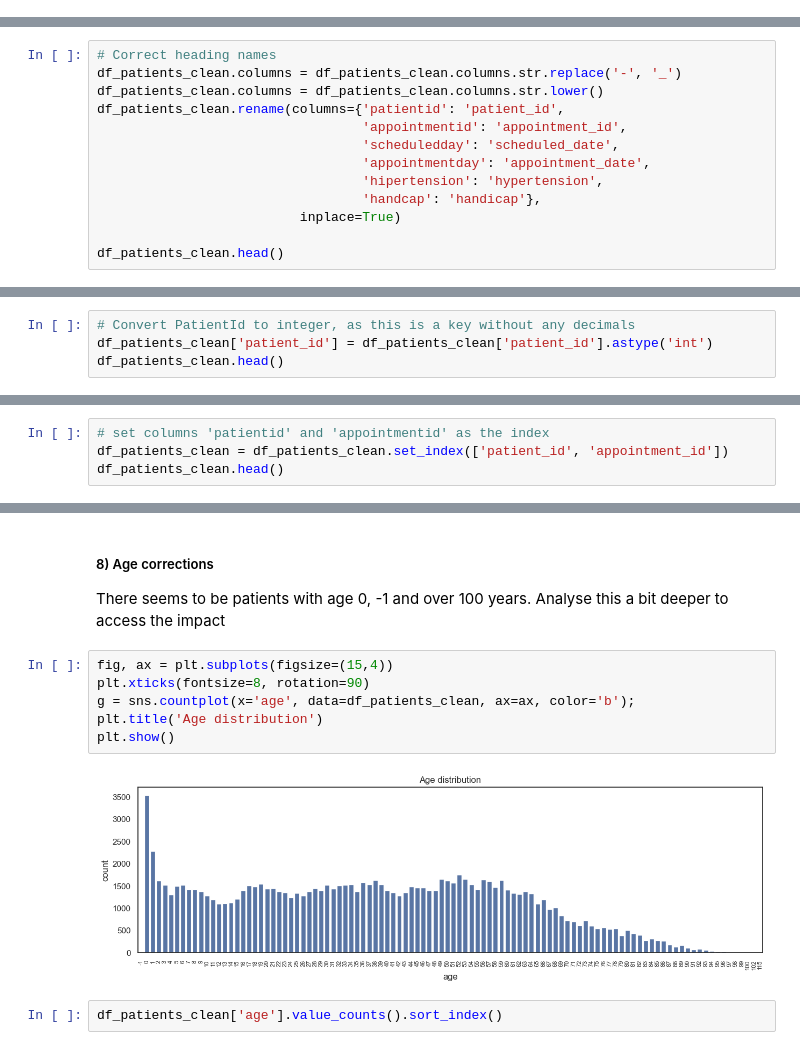
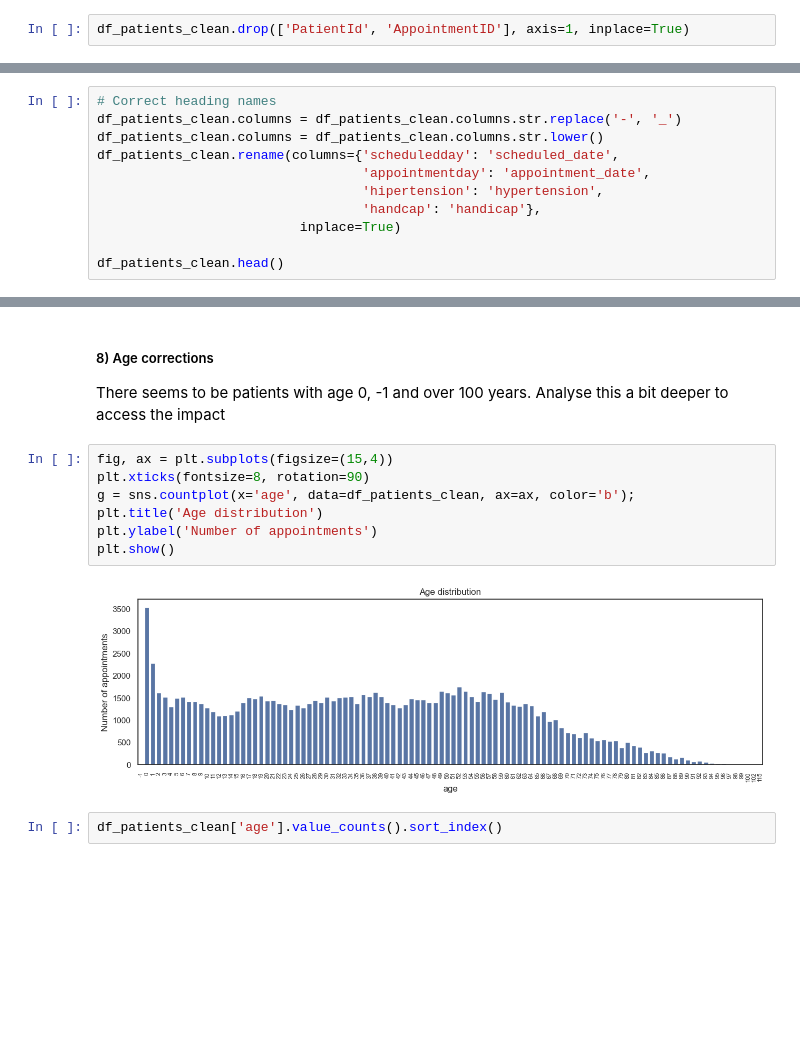
Before and after one commit to JuanitaSmith/medical_noshows, a Jupyter notebook: notebooks/medical_noshows.ipynb, the cells around one changed output, grey strips where cells are left out. Cells and saved outputs as stored; diff of their text form; blank space fills up the shorter version.

```diff
--- a/notebooks/medical_noshows.ipynb
+++ b/notebooks/medical_noshows.ipynb
@@ -182 +252,3 @@ df_patients_clean = df_patients.copy()
+# %%
+df_patients_clean.drop(['PatientId', 'AppointmentID'], axis=1, inplace=True)
 # %% [markdown]
@@ -188,9 +260,7 @@ df_patients_clean = df_patients.copy()
 # Correct heading names
 df_patients_clean.columns = df_patients_clean.columns.str.replace('-', '_')
 df_patients_clean.columns = df_patients_clean.columns.str.lower()
-df_patients_clean.rename(columns={'patientid': 'patient_id',
-                                  'appointmentid': 'appointment_id',
-                                  'scheduledday': 'scheduled_date',
+df_patients_clean.rename(columns={'scheduledday': 'scheduled_date',
                                   'appointmentday': 'appointment_date',
                                   'hipertension': 'hypertension',
                                   'handcap': 'handicap'},
@@ -354,4 +388,0 @@ df_patients_clean.head(5)
-# %%
-# Convert PatientId to integer, as this is a key without any decimals
-df_patients_clean['patient_id'] = df_patients_clean['patient_id'].astype('int')
-df_patients_clean.head()
@@ -365,4 +388,0 @@ df_patients_clean.head()
-# %%
-# set columns 'patientid' and 'appointmentid' as the index
-df_patients_clean = df_patients_clean.set_index(['patient_id', 'appointment_id'])
-df_patients_clean.head()
@@ -427,11 +432,12 @@ There seems to be patients with age 0, -1 and over 100 years. Analyse this a bit
 # %%
 fig, ax = plt.subplots(figsize=(15,4))
 plt.xticks(fontsize=8, rotation=90)
 g = sns.countplot(x='age', data=df_patients_clean, ax=ax, color='b');
 plt.title('Age distribution')
+plt.ylabel('Number of appointments')
 plt.show()
 # %% [output]
-[figure, old version]
+[figure, new version]
 # %%
 df_patients_clean['age'].value_counts().sort_index()
 # %% [output]
```
Also changed, not shown: parts of 101 cells of this notebook, 3 other files.
